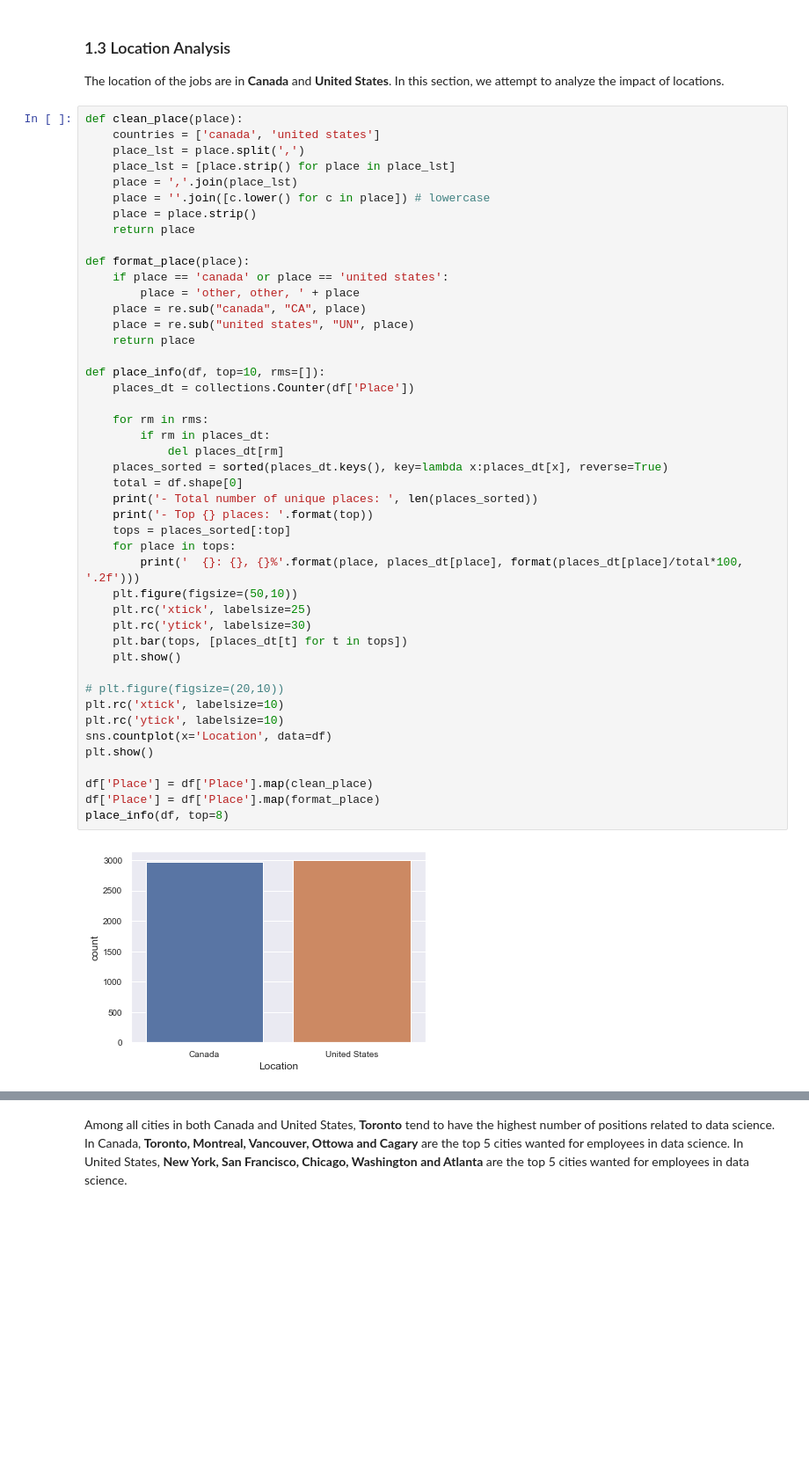
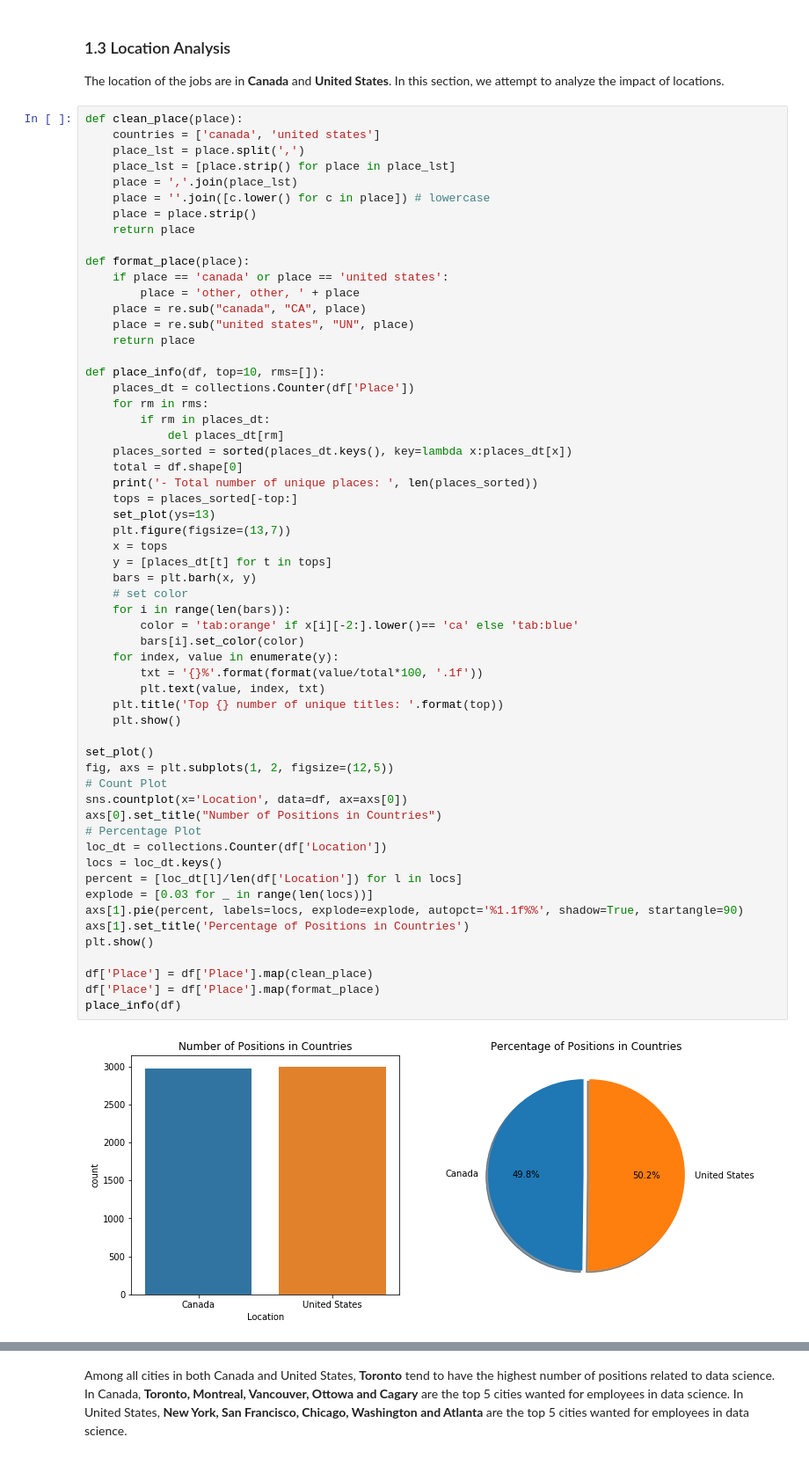
Before and after one commit to liuweilin17/mie1624, a Jupyter notebook: project/Linkedin-Indeed.ipynb, the cells around one changed output, grey strips where cells are left out. Shown at 88% size. Saved outputs shown, nothing was run; the diff lists cells and outputs as text; blank space fills up the shorter version.

```diff
--- a/project/Linkedin-Indeed.ipynb
+++ b/project/Linkedin-Indeed.ipynb
@@ -246,47 +211,60 @@ The location of the jobs are in **Canada** and **United States**. In this sectio
 def clean_place(place):
     countries = ['canada', 'united states']
     place_lst = place.split(',')
     place_lst = [place.strip() for place in place_lst]
     place = ','.join(place_lst)
     place = ''.join([c.lower() for c in place]) # lowercase
     place = place.strip()
     return place
 
 def format_place(place):
     if place == 'canada' or place == 'united states':
         place = 'other, other, ' + place
     place = re.sub("canada", "CA", place)
     place = re.sub("united states", "UN", place)
     return place
 
 def place_info(df, top=10, rms=[]):
     places_dt = collections.Counter(df['Place'])
-
     for rm in rms:
         if rm in places_dt:
             del places_dt[rm]
-    places_sorted = sorted(places_dt.keys(), key=lambda x:places_dt[x], reverse=True)
+    places_sorted = sorted(places_dt.keys(), key=lambda x:places_dt[x])
     total = df.shape[0]
     print('- Total number of unique places: ', len(places_sorted))
-    print('- Top {} places: '.format(top))
-    tops = places_sorted[:top]
-    for place in tops:
-        print('  {}: {}, {}%'.format(place, places_dt[place], format(places_dt[place]/total*100, '.2f')))
-    plt.figure(figsize=(50,10))
-    plt.rc('xtick', labelsize=25)
-    plt.rc('ytick', labelsize=30)
-    plt.bar(tops, [places_dt[t] for t in tops])
+    tops = places_sorted[-top:]
+    set_plot(ys=13)
+    plt.figure(figsize=(13,7))
+    x = tops
+    y = [places_dt[t] for t in tops]
+    bars = plt.barh(x, y)
+    # set color
+    for i in range(len(bars)):
+        color = 'tab:orange' if x[i][-2:].lower()== 'ca' else 'tab:blue'
+        bars[i].set_color(color)
+    for index, value in enumerate(y):
+        txt = '{}%'.format(format(value/total*100, '.1f'))
+        plt.text(value, index, txt)
+    plt.title('Top {} number of unique titles: '.format(top))
     plt.show()
 
-# plt.figure(figsize=(20,10))
-plt.rc('xtick', labelsize=10)
-plt.rc('ytick', labelsize=10)
-sns.countplot(x='Location', data=df)
+set_plot()
+fig, axs = plt.subplots(1, 2, figsize=(12,5))
+# Count Plot
+sns.countplot(x='Location', data=df, ax=axs[0])
+axs[0].set_title("Number of Positions in Countries")
+# Percentage Plot
+loc_dt = collections.Counter(df['Location'])
+locs = loc_dt.keys()
+percent = [loc_dt[l]/len(df['Location']) for l in locs]
+explode = [0.03 for _ in range(len(locs))]
+axs[1].pie(percent, labels=locs, explode=explode, autopct='%1.1f%%', shadow=True, startangle=90)
+axs[1].set_title('Percentage of Positions in Countries')
 plt.show()
 
 df['Place'] = df['Place'].map(clean_place)
 df['Place'] = df['Place'].map(format_place)
-place_info(df, top=8)
+place_info(df)
 # %% [output]
-[figure, old version]
+[figure, new version]
 - Total number of unique places:  679
```
Also changed, not shown: parts of 34 cells of this notebook, 1 other file.
